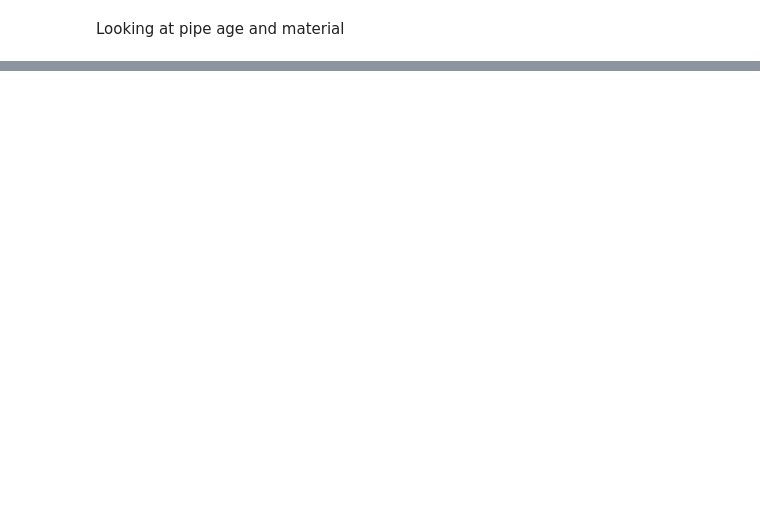
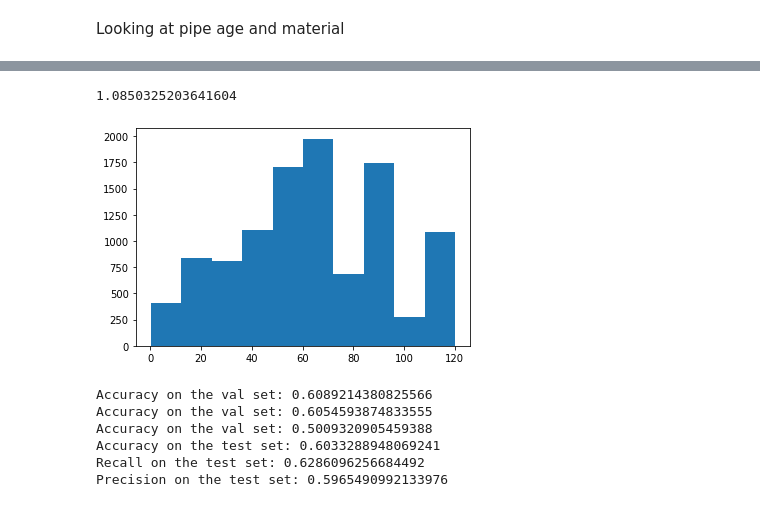
Before and after one commit to OP439/Futures, a Jupyter notebook: WessexWaterData/DatasetInvestigation.ipynb, the cells around one changed output, grey strips where cells are left out. Drawn from its saved outputs; the diff is of its cells as text; code cells hidden in the pictures; blank space fills up the shorter version.

```diff
--- a/WessexWaterData/DatasetInvestigation.ipynb
+++ b/WessexWaterData/DatasetInvestigation.ipynb
@@ -97,0 +93,26 @@ plt.hist(pipe_material_age[pipe_material_age.Material == 'Polyethylene']["Age_of
+# %%
+### create df with necessary data for leaks - will grow
+
+leak_data = data[["Leakage Saving (m3/hr)", "Result", "Age_of_Pipe", "leakScore", "Type_of_PO", "dbMin", "pipeType", "Material"]]
+## replace whitespace with nan
+leak_data = leak_data.replace(r'^\s*$', np.nan, regex=True)
+
+## average leak loss
+# plt.hist(leak_data['Leakage Saving (m3/hr)'],bins=50)
+print(leak_data.loc[:, 'Leakage Saving (m3/hr)'].mean())
+leak_data.loc[:, 'Leakage Saving (m3/hr)'].std()
+
+## success rate of 60% with POI that leakage inspectors were sent to investigate
+unique_leak_investigation_results = leak_data["Result"].value_counts(normalize=False)
+
+### leak score by pipe age
+### drop rows without POI's
+leak_data_only_POI = leak_data[leak_data['Type_of_PO'].notna()] #Result for ones that were investigated, Type_of_PO for ones that were only flagged
+# plt.scatter(leak_data_only_POI["Age_of_Pipe"], leak_data_only_POI["leakScore"])
+
+### ages of pipes where leaks were investigated/flagged
+plt.hist(leak_data_only_POI["Age_of_Pipe"])
+type_pipe_where_leaks_were_investigated_flagged = leak_data_only_POI["Material"].value_counts(normalize=True)
+# %% [output]
+1.0850325203641604
+[figure, added]
@@ -97,0 +183,28 @@ plt.hist(pipe_material_age[pipe_material_age.Material == 'Polyethylene']["Age_of
+# %%
+############ Decision Tree
+from sklearn.metrics import accuracy_score, precision_score, recall_score
+from sklearn import tree
+
+clf1 = tree.DecisionTreeClassifier(max_depth=2, min_impurity_decrease=0.0001)
+clf1.fit(X_train,y_train)
+print('Accuracy on the val set: {}'.format(accuracy_score(y_val, clf1.predict(X_val))))
+
+clf2 = tree.DecisionTreeClassifier(max_depth=3, min_impurity_decrease=0.01)
+clf2.fit(X_train,y_train)
+print('Accuracy on the val set: {}'.format(accuracy_score(y_val, clf2.predict(X_val))))
+
+clf3 = tree.DecisionTreeClassifier(max_depth=3, min_impurity_decrease=0.05)
+clf3.fit(X_train,y_train)
+print('Accuracy on the val set: {}'.format(accuracy_score(y_val, clf3.predict(X_val))))
+
+best_model = clf2
+print('Accuracy on the test set: {}'.format(accuracy_score(y_test, best_model.predict(X_test))))
+print('Recall on the test set: {}'.format(recall_score(y_test, best_model.predict(X_test))))
+print('Precision on the test set: {}'.format(precision_score(y_test, best_model.predict(X_test))))
+# %% [output]
+Accuracy on the val set: 0.6089214380825566
+Accuracy on the val set: 0.6054593874833555
+Accuracy on the val set: 0.5009320905459388
+Accuracy on the test set: 0.6033288948069241
+Recall on the test set: 0.6286096256684492
+Precision on the test set: 0.5965490992133976
```
Also changed, not shown: parts of 8 cells of this notebook.
